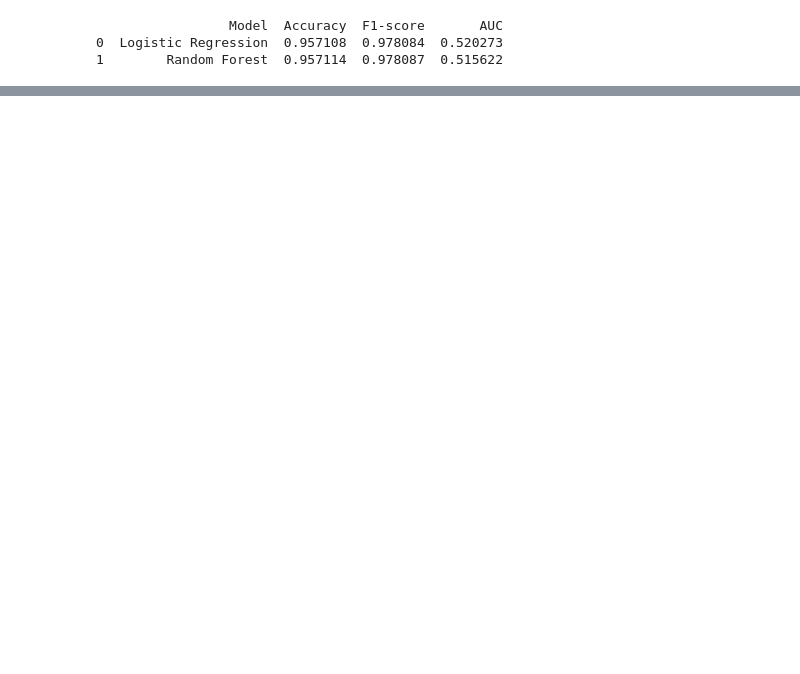
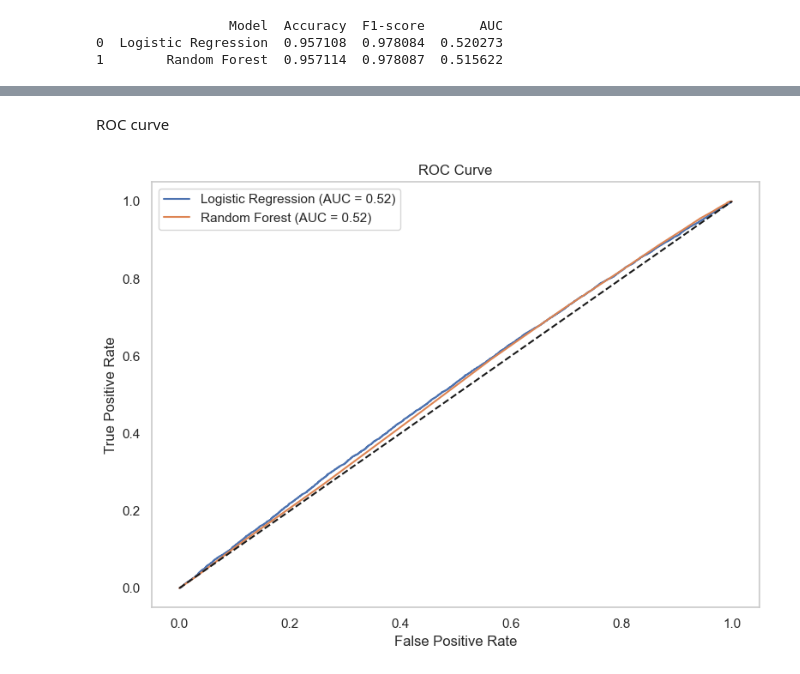
Before and after one commit to Wilson30678tw/IAT461_Final, a Jupyter notebook: IAT461_Final.ipynb, the cells around one changed output, grey strips where cells are left out. Drawn from its saved outputs; the diff is of its cells as text; code cells hidden in the pictures; blank space fills up the shorter version.

```diff
--- a/IAT461_Final.ipynb
+++ b/IAT461_Final.ipynb
@@ -415,0 +418,21 @@ print(results)
+# %% [markdown]
+ROC curve
+# %%
+from sklearn.metrics import roc_curve, auc
+
+fpr_logreg, tpr_logreg, _ = roc_curve(y_test, logreg.predict_proba(X_test)[:, 1])
+fpr_rf, tpr_rf, _ = roc_curve(y_test, rf.predict_proba(X_test)[:, 1])
+
+plt.figure(figsize=(8, 6))
+plt.plot(fpr_logreg, tpr_logreg, label=f'Logistic Regression (AUC = {logreg_auc:.2f})')
+plt.plot(fpr_rf, tpr_rf, label=f'Random Forest (AUC = {rf_auc:.2f})')
+plt.plot([0, 1], [0, 1], 'k--')
+plt.xlabel('False Positive Rate')
+plt.ylabel('True Positive Rate')
+plt.title('ROC Curve')
+plt.legend()
+plt.grid()
+plt.tight_layout()
+plt.show()
+# %% [output]
+[figure, added]
```
Also changed, not shown: parts of 18 cells of this notebook.
